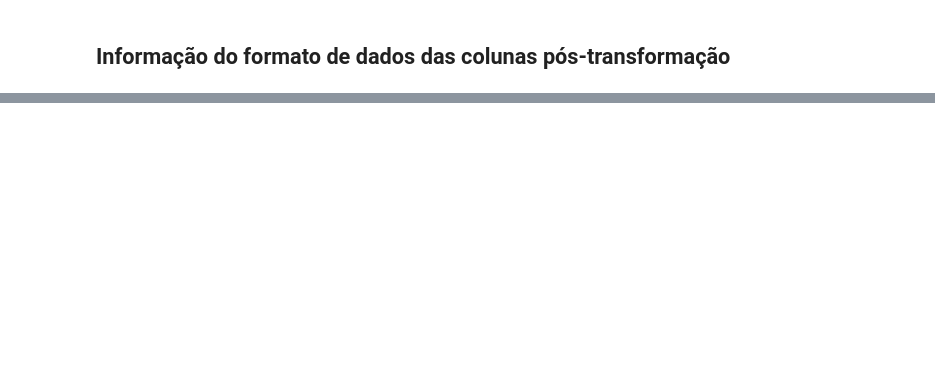
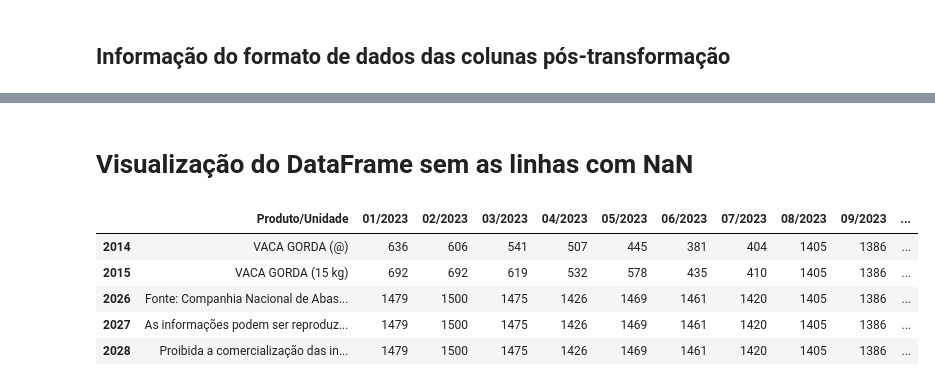
Before and after one commit to rafaellabastos/savvyfix-ia-notebook, a Jupyter notebook: precificacao_dinamica.ipynb, the cells around one changed output, grey strips where cells are left out. Drawn from its saved outputs; the diff is of its cells as text; code cells hidden in the pictures; blank space fills up the shorter version.

```diff
--- a/precificacao_dinamica.ipynb
+++ b/precificacao_dinamica.ipynb
@@ -136,0 +141,11 @@ memory usage: 206.2 KB
+# %% [markdown]
+# **Visualização do DataFrame sem as linhas com NaN**
+# %%
+dados.tail()
+# %% [output]
+|  | Produto/Unidade | 01/2023 | 02/2023 | 03/2023 | 04/2023 | 05/2023 | 06/2023 | 07/2023 | 08/2023 | 09/2023 | ... |
+| 2014 | VACA GORDA (@) | 636 | 606 | 541 | 507 | 445 | 381 | 404 | 1405 | 1386 | ... |
+| 2015 | VACA GORDA (15 kg) | 692 | 692 | 619 | 532 | 578 | 435 | 410 | 1405 | 1386 | ... |
+| 2026 | Fonte: Companhia Nacional de Abas... | 1479 | 1500 | 1475 | 1426 | 1469 | 1461 | 1420 | 1405 | 1386 | ... |
+| 2027 | As informações podem ser reproduz... | 1479 | 1500 | 1475 | 1426 | 1469 | 1461 | 1420 | 1405 | 1386 | ... |
+| 2028 | Proibida a comercialização das in... | 1479 | 1500 | 1475 | 1426 | 1469 | 1461 | 1420 | 1405 | 1386 | ... |
```
Also changed, not shown: parts of 4 cells of this notebook.
